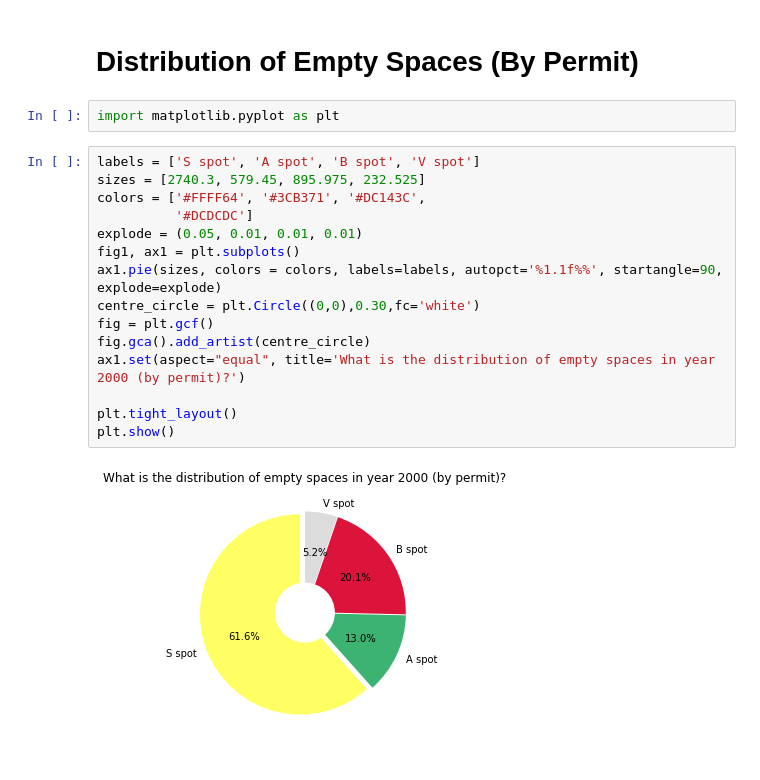
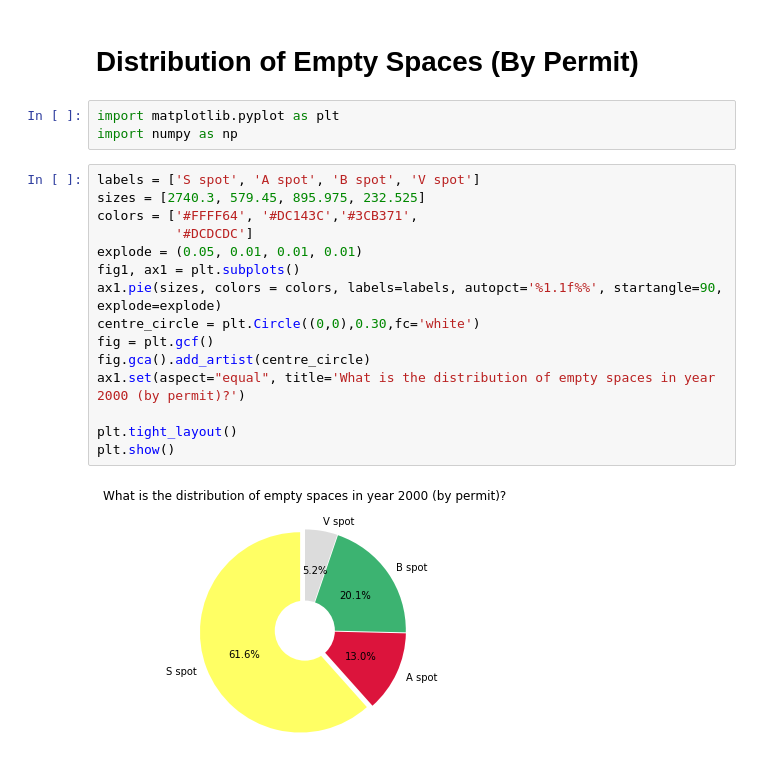
Before and after one commit to Maguilar43/ECE143_FinalProject, a Jupyter notebook: codes/Group18_Visualizations.ipynb, the cells around one changed output. Saved outputs shown, nothing was run; the diff lists cells and outputs as text.

```diff
--- a/codes/Group18_Visualizations.ipynb
+++ b/codes/Group18_Visualizations.ipynb
@@ -82,23 +82,24 @@ get_GoogleMap(get_the_dataframe('2014/15'))
 # Distribution of Empty Spaces (By Permit)
 # %%
 import matplotlib.pyplot as plt
+import numpy as np
 # %%
 labels = ['S spot', 'A spot', 'B spot', 'V spot']
 sizes = [2740.3, 579.45, 895.975, 232.525]
-colors = ['#FFFF64', '#3CB371', '#DC143C',
+colors = ['#FFFF64', '#DC143C','#3CB371',
           '#DCDCDC']
 explode = (0.05, 0.01, 0.01, 0.01)
 fig1, ax1 = plt.subplots()
 ax1.pie(sizes, colors = colors, labels=labels, autopct='%1.1f%%', startangle=90, explode=explode)
 centre_circle = plt.Circle((0,0),0.30,fc='white')
 fig = plt.gcf()
 fig.gca().add_artist(centre_circle)
 ax1.set(aspect="equal", title='What is the distribution of empty spaces in year 2000 (by permit)?')
 
 plt.tight_layout()
 plt.show()
 # %% [output]
-[figure, old version]
+[figure, new version]
 # %%
 labels = ['S spot', 'A spot', 'B spot', 'V spot']
 sizes = [79.4375, 179.5625, 148.23684210526315, 78.04347826086956]
```
Also changed, not shown: parts of 6 cells of this notebook.
